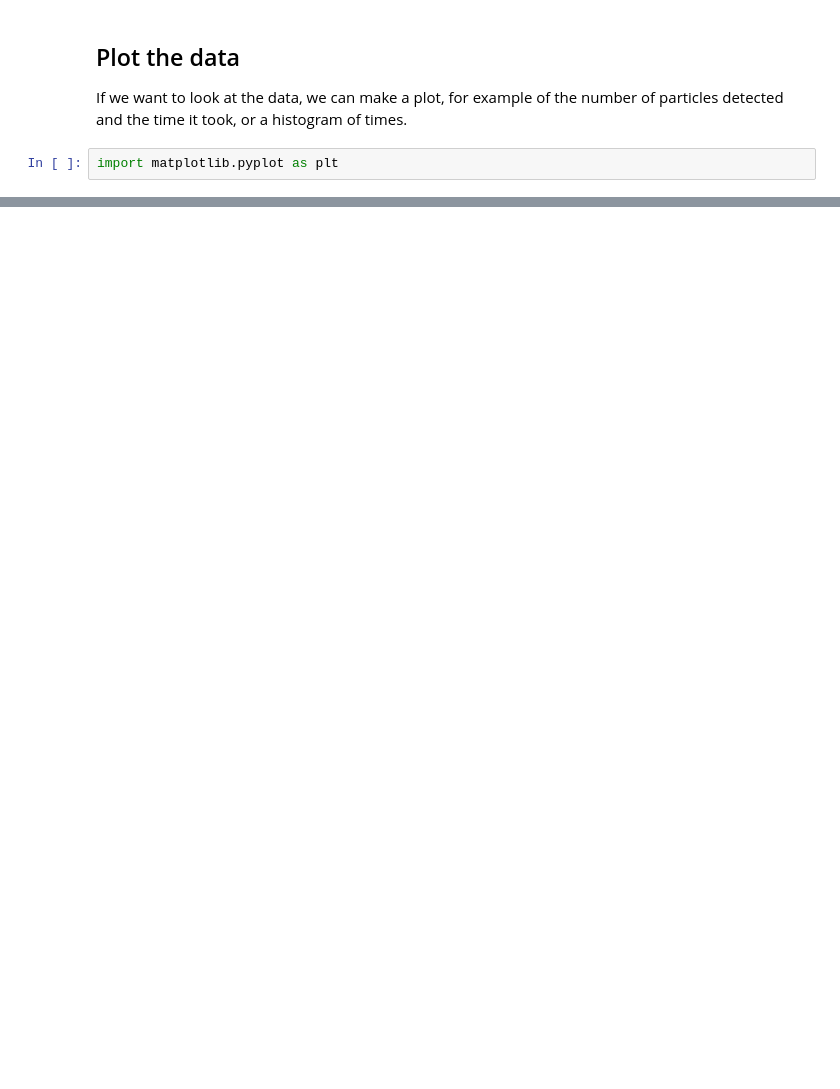
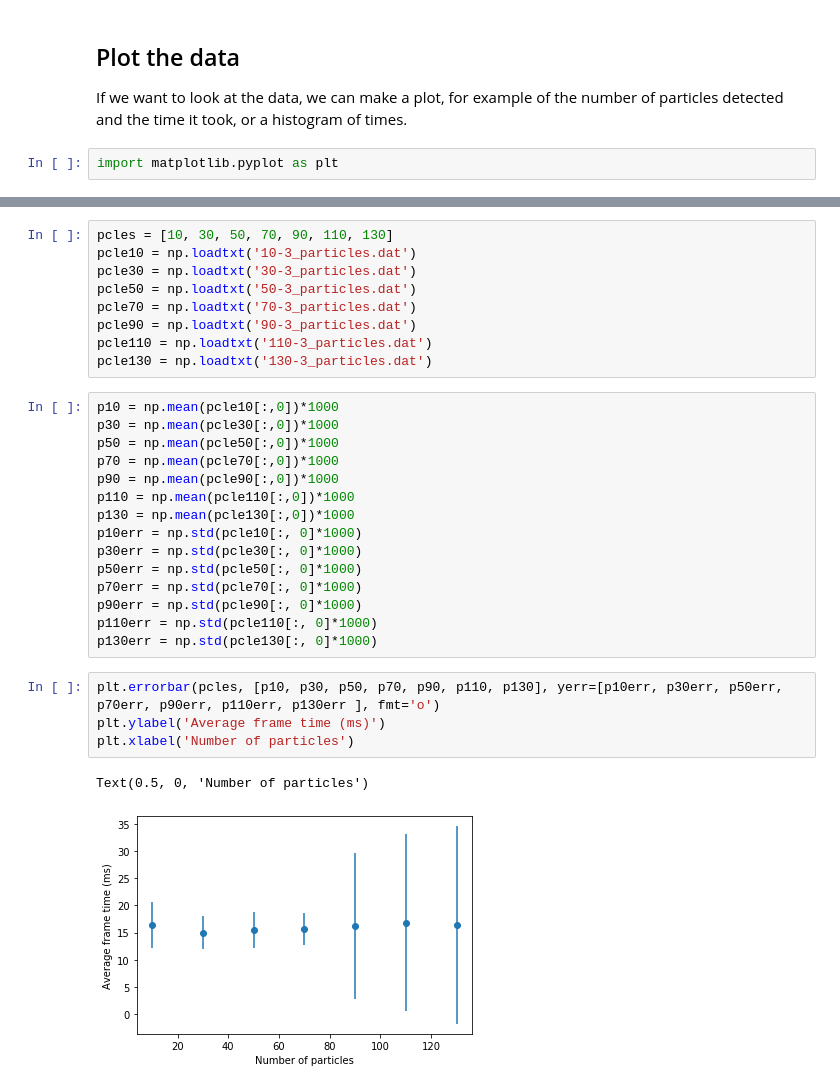
Before and after one commit to nanoepics/pynta, a Jupyter notebook: examples/test_tracking_speed.ipynb, the cells around one changed output, grey strips where cells are left out. Saved outputs shown, nothing was run; the diff lists cells and outputs as text; blank space fills up the shorter version.

```diff
--- a/examples/test_tracking_speed.ipynb
+++ b/examples/test_tracking_speed.ipynb
@@ -123,0 +143,31 @@ plt.savefig(f'hist_{num_particles}.png')
+# %%
+pcles = [10, 30, 50, 70, 90, 110, 130]
+pcle10 = np.loadtxt('10-3_particles.dat')
+pcle30 = np.loadtxt('30-3_particles.dat')
+pcle50 = np.loadtxt('50-3_particles.dat')
+pcle70 = np.loadtxt('70-3_particles.dat')
+pcle90 = np.loadtxt('90-3_particles.dat')
+pcle110 = np.loadtxt('110-3_particles.dat')
+pcle130 = np.loadtxt('130-3_particles.dat')
+# %%
+p10 = np.mean(pcle10[:,0])*1000
+p30 = np.mean(pcle30[:,0])*1000
+p50 = np.mean(pcle50[:,0])*1000
+p70 = np.mean(pcle70[:,0])*1000
+p90 = np.mean(pcle90[:,0])*1000
+p110 = np.mean(pcle110[:,0])*1000
+p130 = np.mean(pcle130[:,0])*1000
+p10err = np.std(pcle10[:, 0]*1000)
+p30err = np.std(pcle30[:, 0]*1000)
+p50err = np.std(pcle50[:, 0]*1000)
+p70err = np.std(pcle70[:, 0]*1000)
+p90err = np.std(pcle90[:, 0]*1000)
+p110err = np.std(pcle110[:, 0]*1000)
+p130err = np.std(pcle130[:, 0]*1000)
+# %%
+plt.errorbar(pcles, [p10, p30, p50, p70, p90, p110, p130], yerr=[p10err, p30err, p50err, p70err, p90err, p110err, p130err ], fmt='o')
+plt.ylabel('Average frame time (ms)')
+plt.xlabel('Number of particles')
+# %% [output]
+Text(0.5, 0, 'Number of particles')
+[figure, added]
```
Also changed, not shown: parts of 13 cells of this notebook, 16 other files.
